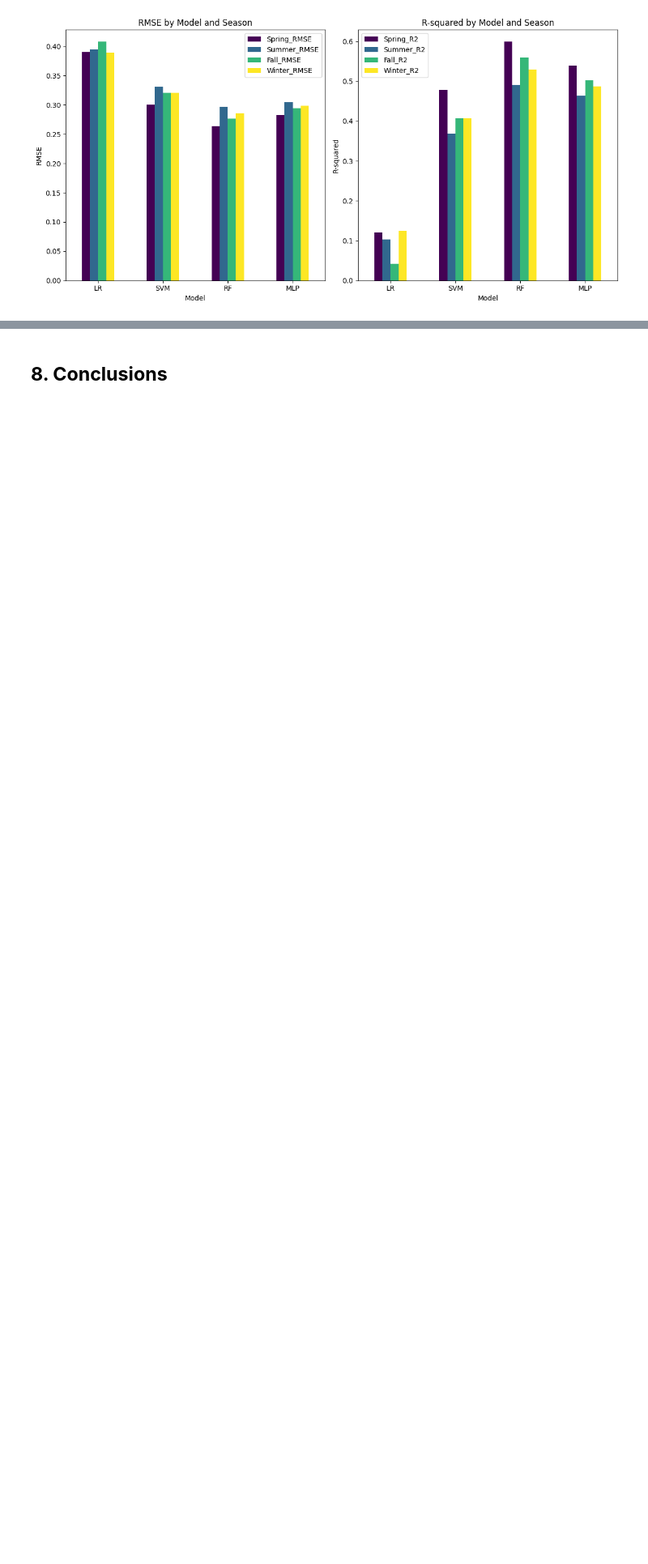
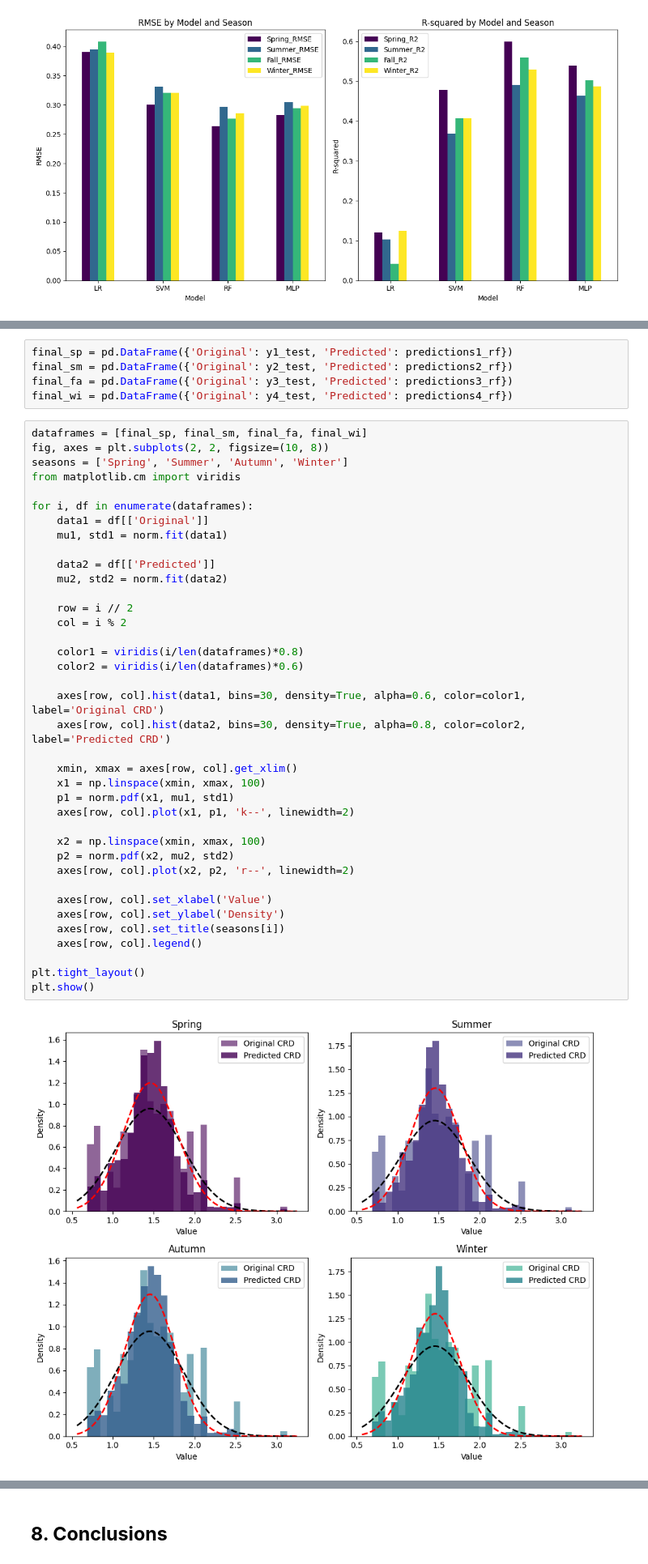
Before and after one commit to emilyzhou112/MUSA6500-Pennsylvania-CRD, a Jupyter notebook: code/PA-CRD-2024.ipynb, the cells around one changed output, grey strips where cells are left out. Shown at 81% size. Saved outputs shown, nothing was run; the diff lists cells and outputs as text; blank space fills up the shorter version.

Commit message:
finalize the write up except for conclusions

```diff
--- a/code/PA-CRD-2024.ipynb
+++ b/code/PA-CRD-2024.ipynb
@@ -1847,0 +1810,45 @@ plt.show()
+# %%
+final_sp = pd.DataFrame({'Original': y1_test, 'Predicted': predictions1_rf})
+final_sm = pd.DataFrame({'Original': y2_test, 'Predicted': predictions2_rf})
+final_fa = pd.DataFrame({'Original': y3_test, 'Predicted': predictions3_rf})
+final_wi = pd.DataFrame({'Original': y4_test, 'Predicted': predictions4_rf})
+# %%
+dataframes = [final_sp, final_sm, final_fa, final_wi]
+fig, axes = plt.subplots(2, 2, figsize=(10, 8))
+seasons = ['Spring', 'Summer', 'Autumn', 'Winter']
+from matplotlib.cm import viridis
+
+for i, df in enumerate(dataframes):
+    data1 = df[['Original']]
+    mu1, std1 = norm.fit(data1)
+
+    data2 = df[['Predicted']]
+    mu2, std2 = norm.fit(data2)
+
+    row = i // 2
+    col = i % 2
+
+    color1 = viridis(i/len(dataframes)*0.8)
+    color2 = viridis(i/len(dataframes)*0.6)
+
+    axes[row, col].hist(data1, bins=30, density=True, alpha=0.6, color=color1, label='Original CRD')
+    axes[row, col].hist(data2, bins=30, density=True, alpha=0.8, color=color2, label='Predicted CRD')
+
+    xmin, xmax = axes[row, col].get_xlim()
+    x1 = np.linspace(xmin, xmax, 100)
+    p1 = norm.pdf(x1, mu1, std1)
+    axes[row, col].plot(x1, p1, 'k--', linewidth=2)
+
+    x2 = np.linspace(xmin, xmax, 100)
+    p2 = norm.pdf(x2, mu2, std2)
+    axes[row, col].plot(x2, p2, 'r--', linewidth=2)
+
+    axes[row, col].set_xlabel('Value')
+    axes[row, col].set_ylabel('Density')
+    axes[row, col].set_title(seasons[i])
+    axes[row, col].legend()
+
+plt.tight_layout()
+plt.show()
+# %% [output]
+[figure, added]
```
Also changed, not shown: parts of 16 cells of this notebook.
